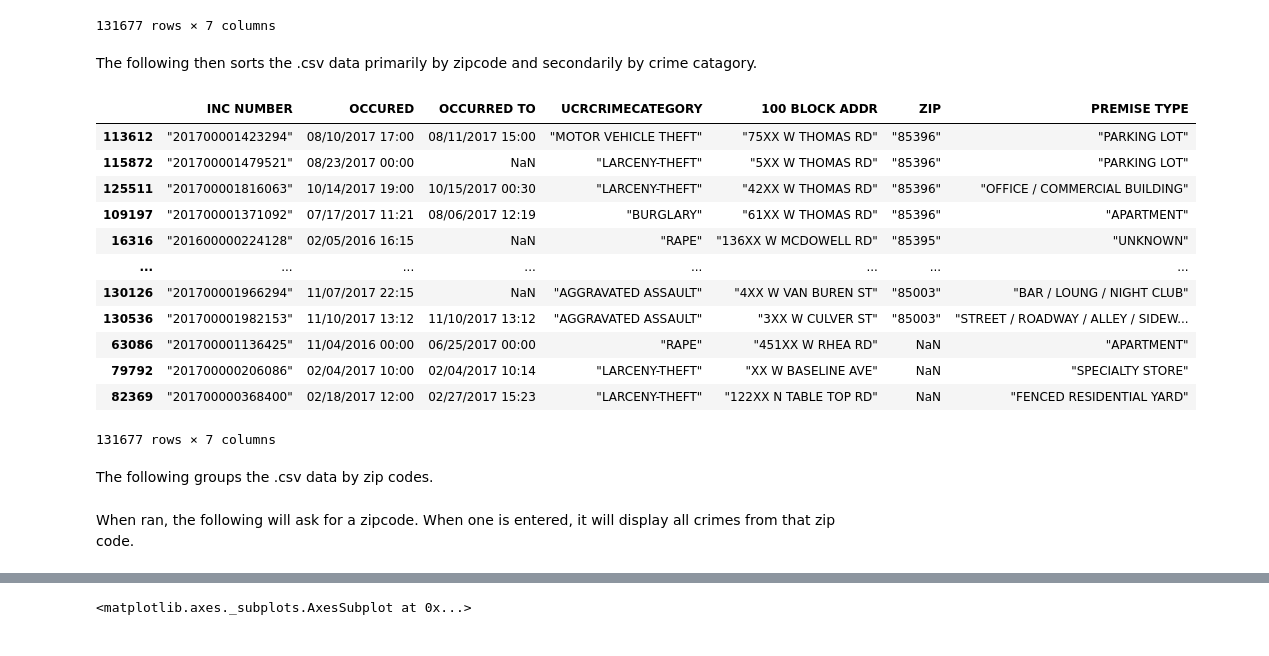
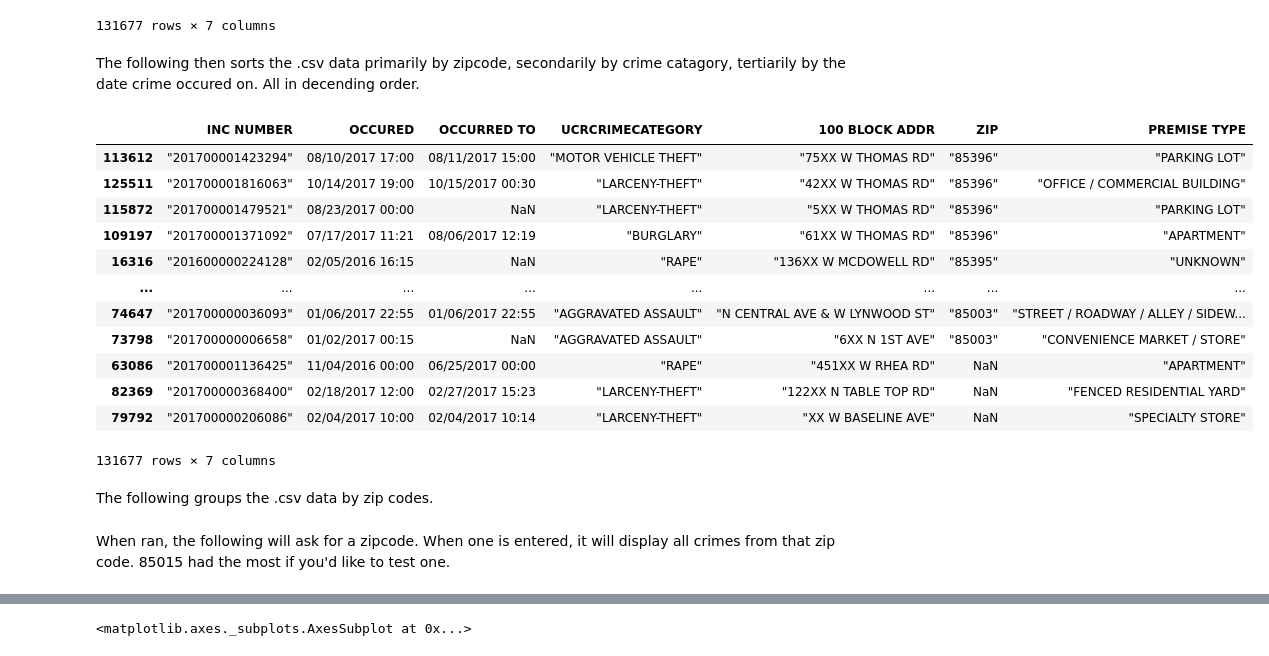
Before and after one commit to faseycranco/stc510, a Jupyter notebook: STC510_M3_Basics_Project.ipynb, the cells around one changed output, grey strips where cells are left out. Saved outputs shown, nothing was run; the diff lists cells and outputs as text; code cells hidden in the pictures.

```diff
--- a/STC510_M3_Basics_Project.ipynb
+++ b/STC510_M3_Basics_Project.ipynb
@@ -30,23 +32,23 @@ df
 | 131676 | "201700002107372" | 11/17/2017 06:00 | 11/30/2017 06:00 | "BURGLARY" | "68XX N 25TH DR" | "85017" | "A |
 131677 rows × 7 columns
 # %% [markdown]
-The following then sorts the .csv data primarily by zipcode and secondarily by crime catagory.
+The following then sorts the .csv data primarily by zipcode, secondarily by crime catagory, tertiarily by the date crime occured on. All in decending order.
 # %%
-df.sort_values(by=['ZIP','UCRCRIMECATEGORY'],ascending=[False,False],inplace=True)
+df.sort_values(by=['ZIP','UCRCRIMECATEGORY','OCCURED'],ascending=[False,False,False],inplace=True)
 df
 # %% [output]
 |  | INC NUMBER | OCCURED | OCCURRED TO | UCRCRIMECATEGORY | 100 BLOCK ADDR | ZIP | PREMISE TYPE |
 | 113612 | "201700001423294" | 08/10/2017 17:00 | 08/11/2017 15:00 | "MOTOR VEHICLE THEFT" | "75XX W THOMAS RD" | "85396" | "PARKING LOT" |
+| 125511 | "201700001816063" | 10/14/2017 19:00 | 10/15/2017 00:30 | "LARCENY-THEFT" | "42XX W THOMAS RD" | "85396" | "OFFICE / COMMERCIAL BUILDING" |
 | 115872 | "201700001479521" | 08/23/2017 00:00 | NaN | "LARCENY-THEFT" | "5XX W THOMAS RD" | "85396" | "PARKING LOT" |
-| 125511 | "201700001816063" | 10/14/2017 19:00 | 10/15/2017 00:30 | "LARCENY-THEFT" | "42XX W THOMAS RD" | "85396" | "OFFICE / COMMERCIAL BUILDING" |
 | 109197 | "201700001371092" | 07/17/2017 11:21 | 08/06/2017 12:19 | "BURGLARY" | "61XX W THOMAS RD" | "85396" | "APARTMENT" |
 | 16316 | "201600000224128" | 02/05/2016 16:15 | NaN | "RAPE" | "136XX W MCDOWELL RD" | "85395" | "UNKNOWN" |
 | ... | ... | ... | ... | ... | ... | ... | ... |
-| 130126 | "201700001966294" | 11/07/2017 22:15 | NaN | "AGGRAVATED ASSAULT" | "4XX W VAN BUREN ST" | "85003" | "BAR / LOUNG / NIGHT CLUB" |
-| 130536 | "201700001982153" | 11/10/2017 13:12 | 11/10/2017 13:12 | "AGGRAVATED ASSAULT" | "3XX W CULVER ST" | "85003" | "STREET / ROADWAY / ALLEY / SIDEW... |
+| 74647 | "201700000036093" | 01/06/2017 22:55 | 01/06/2017 22:55 | "AGGRAVATED ASSAULT" | "N CENTRAL AVE & W LYNWOOD ST" | "85003" | "STREET / ROADWAY / ALLEY / SIDEW... |
+| 73798 | "201700000006658" | 01/02/2017 00:15 | NaN | "AGGRAVATED ASSAULT" | "6XX N 1ST AVE" | "85003" | "CONVENIENCE MARKET / STORE" |
 | 63086 | "201700001136425" | 11/04/2016 00:00 | 06/25/2017 00:00 | "RAPE" | "451XX W RHEA RD" | NaN | "APARTMENT" |
+| 82369 | "201700000368400" | 02/18/2017 12:00 | 02/27/2017 15:23 | "LARCENY-THEFT" | "122XX N TABLE TOP RD" | NaN | "FENCED RESIDENTIAL YARD" |
 | 79792 | "201700000206086" | 02/04/2017 10:00 | 02/04/2017 10:14 | "LARCENY-THEFT" | "XX W BASELINE AVE" | NaN | "SPECIALTY STORE" |
-| 82369 | "201700000368400" | 02/18/2017 12:00 | 02/27/2017 15:23 | "LARCENY-THEFT" | "122XX N TABLE TOP RD" | NaN | "FENCED RESIDENTIAL YARD" |
 131677 rows × 7 columns
 # %% [markdown]
 The following groups the .csv data by zip codes.
@@ -54,7 +56,7 @@ The following groups the .csv data by zip codes.
 df.ZIP.value_counts()
 crimes_by_zip = df.groupby(['ZIP'])
 # %% [markdown]
-When ran, the following will ask for a zipcode. When one is entered, it will display all crimes from that zip code.
+When ran, the following will ask for a zipcode. When one is entered, it will display all crimes from that zip code. 85015 had the most if you'd like to test one.
 # %%
 print('Please enter a Phoenix zip code:')
 crimes_by_zip.get_group('"'+input()+'"')
```
Also changed, not shown: parts of 6 cells of this notebook.
